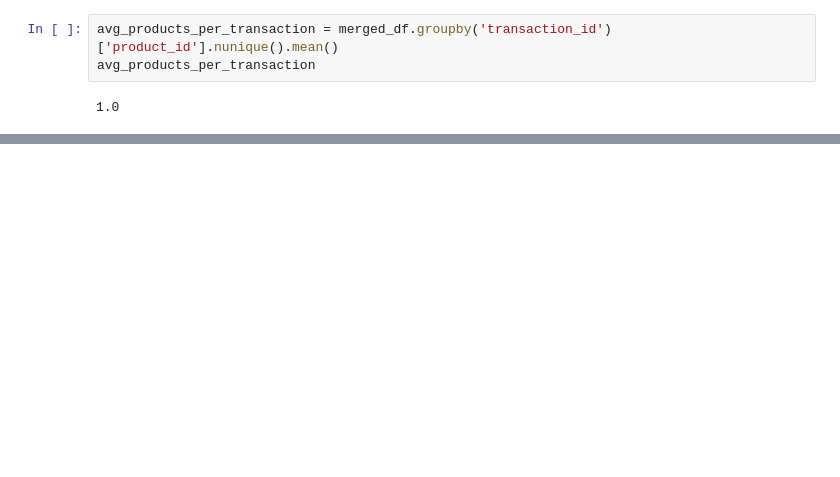
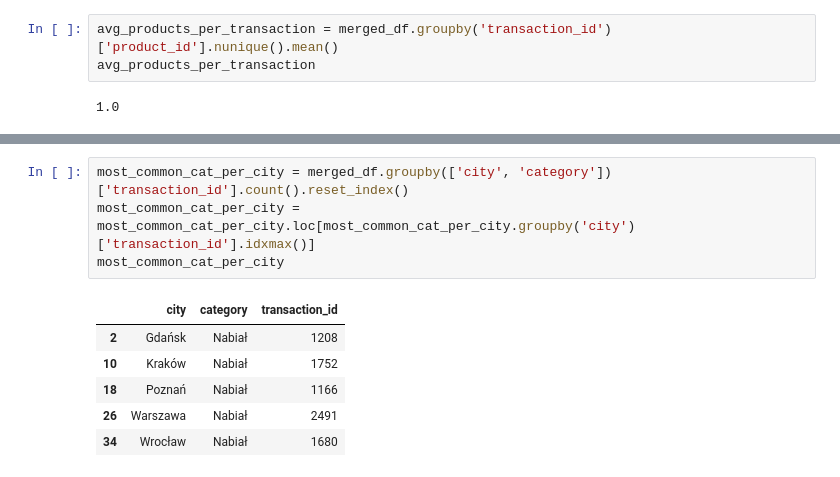
Before and after one commit to HMurawski/dump, a Jupyter notebook: dump_learning/March/3.ipynb, the cells around one changed output, grey strips where cells are left out. Cells and saved outputs as stored; diff of their text form; blank space fills up the shorter version.

```diff
--- a/dump_learning/March/3.ipynb
+++ b/dump_learning/March/3.ipynb
@@ -331,0 +332,11 @@ most_expensive_per_category
+# %%
+most_common_cat_per_city = merged_df.groupby(['city', 'category'])['transaction_id'].count().reset_index()
+most_common_cat_per_city = most_common_cat_per_city.loc[most_common_cat_per_city.groupby('city')['transaction_id'].idxmax()]
+most_common_cat_per_city
+# %% [output]
+|  | city | category | transaction_id |
+| 2 | Gdańsk | Nabiał | 1208 |
+| 10 | Kraków | Nabiał | 1752 |
+| 18 | Poznań | Nabiał | 1166 |
+| 26 | Warszawa | Nabiał | 2491 |
+| 34 | Wrocław | Nabiał | 1680 |
```
Also changed, not shown: parts of 33 cells of this notebook.
